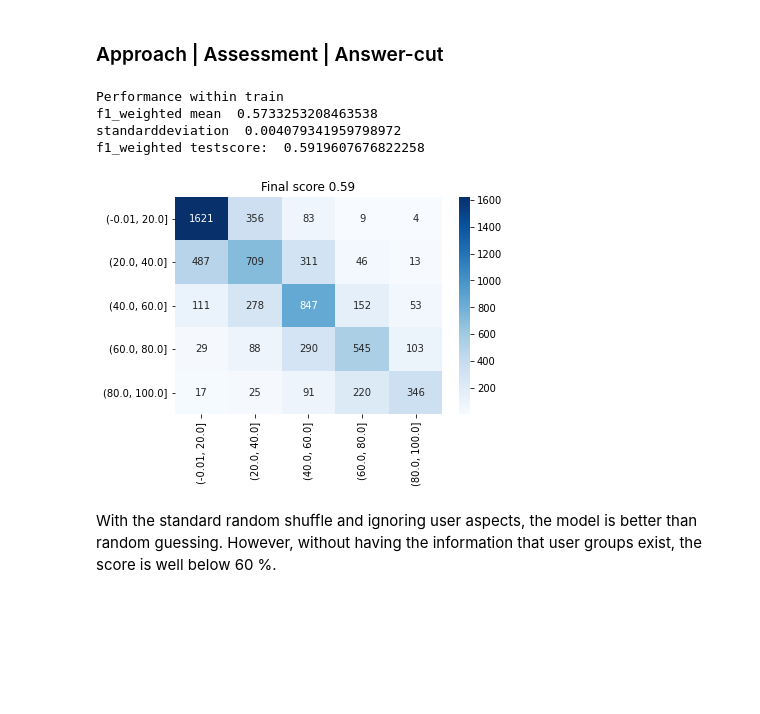
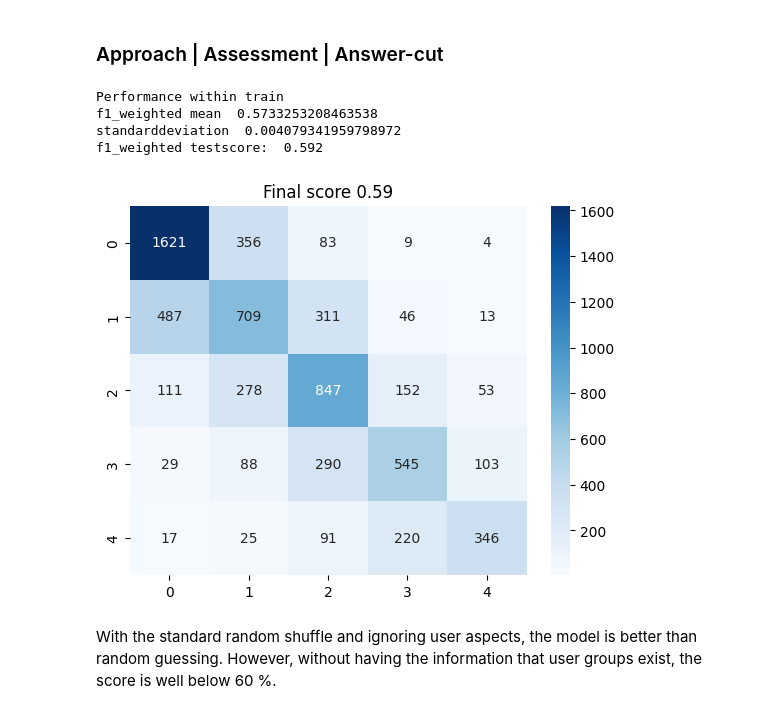
Before and after one commit to joa24jm/UsAs, a Jupyter notebook: src/d02_ml_pipelines/uniti.ipynb, the cells around one changed output. Cells and saved outputs as stored; diff of their text form; code cells hidden in the pictures; blank space fills up the shorter version.

Commit message:
WIP: refactor uniti notebook - baseline models still need unit tests

```diff
--- a/src/d02_ml_pipelines/uniti.ipynb
+++ b/src/d02_ml_pipelines/uniti.ipynb
@@ -72,22 +70,15 @@ df_test = df[df['user_id'].isin(test_users)]
 features = ['loudness', 'cumberness', 'jawbone', 'neck', 'tin_day', 'tin_cumber', 'tin_max', 'movement', 'stress', 'emotion']
 target = 'cumberness_t1'
 
-# get train and test subsets for X and y
-X_train = df_train[features]
-y_train = df_train[target]
-X_test = df_test[features]
-y_test = df_test[target]
+# set up for classification
+bins = [-0.01, 20, 40, 60, 80, 100]
+LE = LabelEncoder()
 
-# make cumberness a classification instead of regression for the target, not for the feature
-bins = [-0.01, 20, 40, 60, 80, 100]
-y_train = pd.cut(y_train, bins=bins)
-y_test = pd.cut(y_test, bins=bins)
+# preare dataset and model
+model, X_train, X_test, y_train, y_test = helpers.prepare_and_instantiate(df_train, df_test, features, target, bins, LE, fit=True)
 
-# LabelEncoder
-LE = LabelEncoder()
-y_train = LE.fit_transform(y_train)
-y_test = LE.transform(y_test)
-# get class mapping as dict
+# Create mapping
+_ = LE.fit_transform(y_train)
 mapping = dict(zip(range(len(LE.classes_)), LE.classes_))
 
 # cross validation setup
@@ -221,38 +192,26 @@ Final score user approach:       0.56224272080616
 # %%
 # instantiate model
 model = RandomForestClassifier(random_state=random_state)
 
 # train model
 cv = ShuffleSplit(n_splits=n_splits, test_size=test_size, random_state=random_state)
 scores = cross_val_score(model, X_train, y_train, cv=cv, scoring='f1_weighted')
 
 # validate model
 print('Performance within train')
 print('f1_weighted mean ', scores.mean())
 print('standarddeviation ', scores.std())
 
-# refit on all training data
-model.fit(X_train, y_train)
-
-# evaluate on test set
-y_pred = model.predict(X_test)
-f1_score_test = f1_score(y_test, y_pred, average='weighted')
-final_score = f1_score_test - 0.5 * scores.std()
-
-print('f1_weighted testscore: ', f1_score_test)
+y_pred, f1_final = helpers.fit_and_calc_score(model, X_train, X_test, y_train, y_test, scores)
 
 # visualize confusion matrix
-cf_matrix = confusion_matrix(y_test, y_pred)
-cm_array_df = pd.DataFrame(cf_matrix, index=list(mapping.values()), columns=list(mapping.values()))
-sns.heatmap(cm_array_df, annot=True, cmap='Blues', fmt='')
-plt.title(f'Final score {round(final_score, 3)}')
-plt.show()
+helpers.visualize_confusion_matrix(y_test, y_pred, mapping, f1_final)
 # %% [output]
 Performance within train
 f1_weighted mean  0.5733253208463538
 standarddeviation  0.004079341959798972
-f1_weighted testscore:  0.5919607676822258
+f1_weighted testscore:  0.592
-[figure, old version]
+[figure, new version]
 # %% [markdown]
 With the standard random shuffle and ignoring user aspects, the model is better than random guessing. However, without having the information that user groups exist, the score is well below 60 %.
 # %% [markdown]
```
Also changed, not shown: parts of 5 cells of this notebook, 1 other file.
